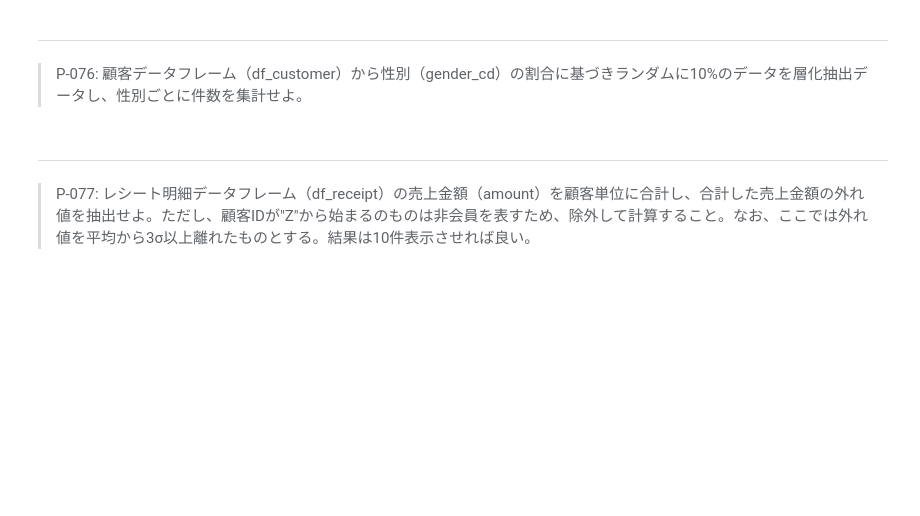
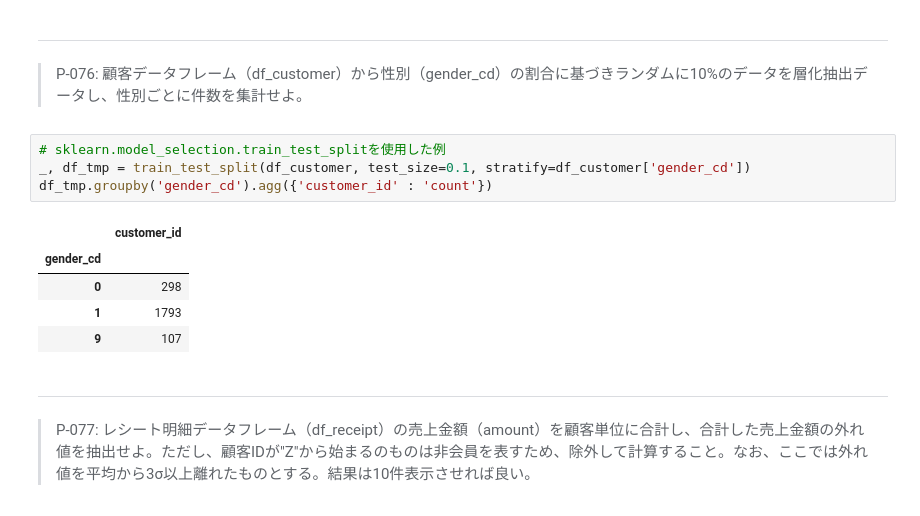
Before and after one commit to letitride/100knocks-preprocess, a Jupyter notebook: docker/work/preprocess_knock_Python.ipynb, the cells around one changed output. Saved outputs shown, nothing was run; the diff lists cells and outputs as text; blank space fills up the shorter version.

```diff
--- a/docker/work/preprocess_knock_Python.ipynb
+++ b/docker/work/preprocess_knock_Python.ipynb
@@ -1462,6 +1462,16 @@ df_customer.sample(frac=0.01).head(10)
 # %% [markdown]
 ---
 > P-076: 顧客データフレーム（df_customer）から性別（gender_cd）の割合に基づきランダムに10%のデータを層化抽出データし、性別ごとに件数を集計せよ。
+# %%
+# sklearn.model_selection.train_test_splitを使用した例
+_, df_tmp = train_test_split(df_customer, test_size=0.1, stratify=df_customer['gender_cd'])
+df_tmp.groupby('gender_cd').agg({'customer_id' : 'count'})
+# %% [output]
+|  | customer_id |
+| gender_cd |  |
+| 0 | 298 |
+| 1 | 1793 |
+| 9 | 107 |
 # %% [markdown]
 ---
 > P-077: レシート明細データフレーム（df_receipt）の売上金額（amount）を顧客単位に合計し、合計した売上金額の外れ値を抽出せよ。ただし、顧客IDが"Z"から始まるのものは非会員を表すため、除外して計算すること。なお、ここでは外れ値を平均から3σ以上離れたものとする。結果は10件表示させれば良い。
```
Also changed, not shown: 1 other file.
